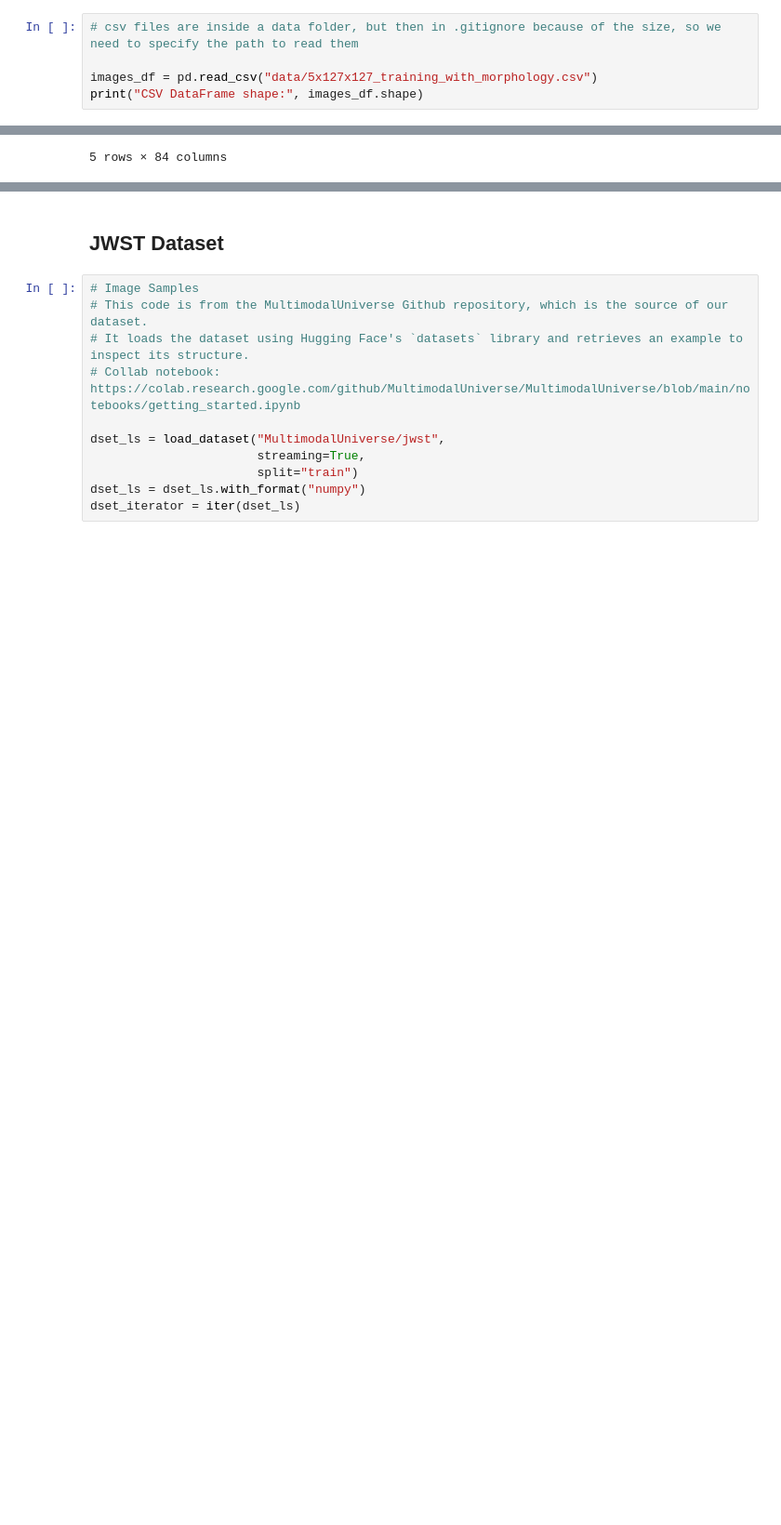
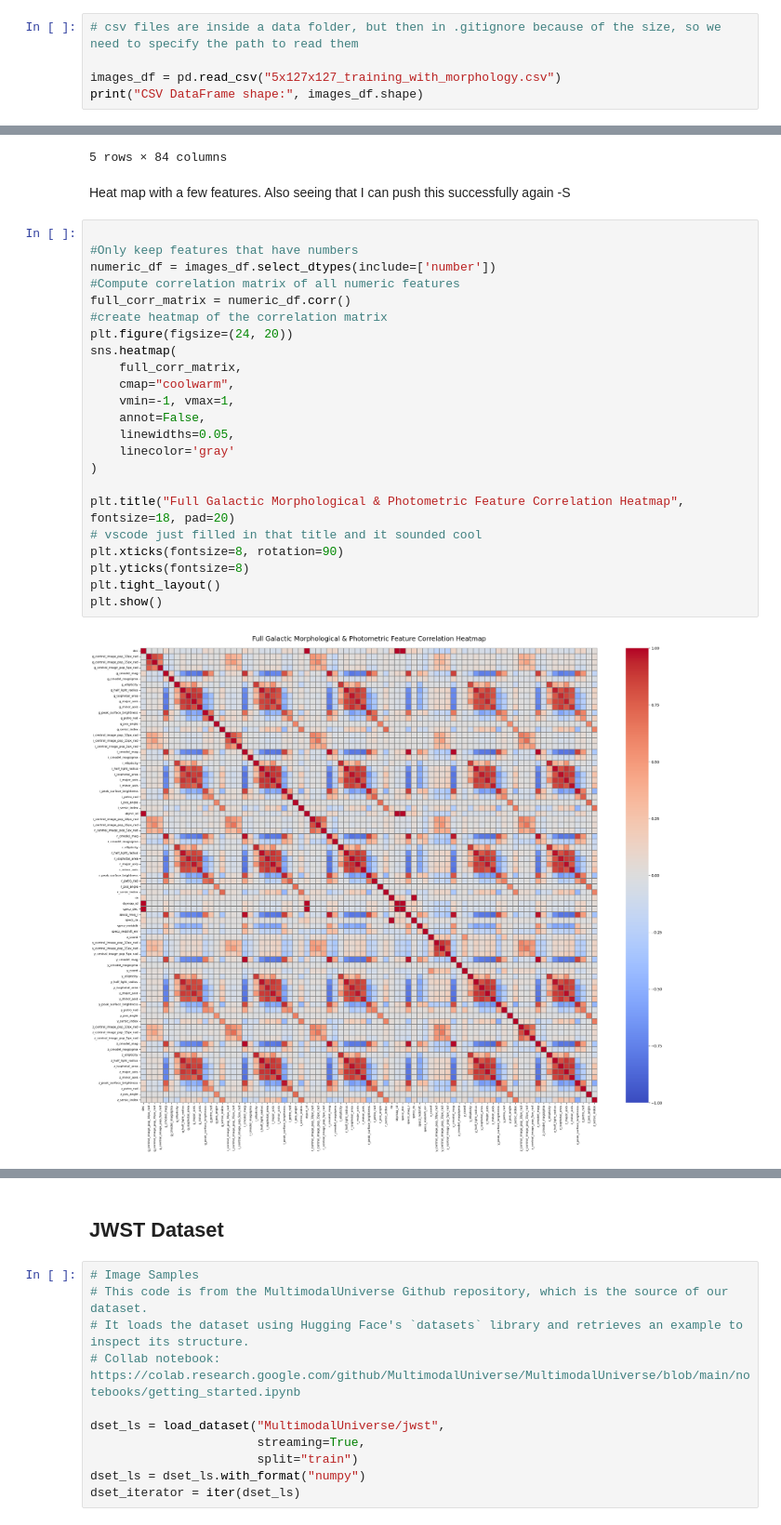
Before and after one commit to MADS-Milestone-2/Galaxy-Classifier, a Jupyter notebook: group-4-first-draft.ipynb, the cells around one changed output, grey strips where cells are left out. Shown at 93% size. Cells and saved outputs as stored; diff of their text form; blank space fills up the shorter version.

```diff
--- a/group-4-first-draft.ipynb
+++ b/group-4-first-draft.ipynb
@@ -161,7 +113,7 @@ print_image(idx=950)
 # %%
 # csv files are inside a data folder, but then in .gitignore because of the size, so we need to specify the path to read them
 
-images_df = pd.read_csv("data/5x127x127_training_with_morphology.csv")
+images_df = pd.read_csv("5x127x127_training_with_morphology.csv")
 print("CSV DataFrame shape:", images_df.shape)
 # %% [output]
 CSV DataFrame shape: (204573, 84)
@@ -208,3 +160,30 @@ images_df.head()
 | 3 | b'(179111.03125, 99659.84375, -23... | -6.422391 | 1 | 1 | 1 | 21.448307 | ... |
 | 4 | b'(178849.21875, 99990.828125, -2... | -6.587715 | 1 | 1 | 1 | 21.827169 | ... |
 5 rows × 84 columns
+# %% [markdown]
+Heat map with a few features. Also seeing that I can push this successfully again -S
+# %%
+
+#Only keep features that have numbers
+numeric_df = images_df.select_dtypes(include=['number'])
+#Compute correlation matrix of all numeric features
+full_corr_matrix = numeric_df.corr()
+#create heatmap of the correlation matrix
+plt.figure(figsize=(24, 20))
+sns.heatmap(
+    full_corr_matrix,
+    cmap="coolwarm",
+    vmin=-1, vmax=1,
+    annot=False,
+    linewidths=0.05,
+    linecolor='gray'
+)
+
+plt.title("Full Galactic Morphological & Photometric Feature Correlation Heatmap", fontsize=18, pad=20)
+# vscode just filled in that title and it sounded cool
+plt.xticks(fontsize=8, rotation=90)
+plt.yticks(fontsize=8)
+plt.tight_layout()
+plt.show()
+# %% [output]
+[figure, added]
```
Also changed, not shown: parts of 12 cells of this notebook, 1 other file.
